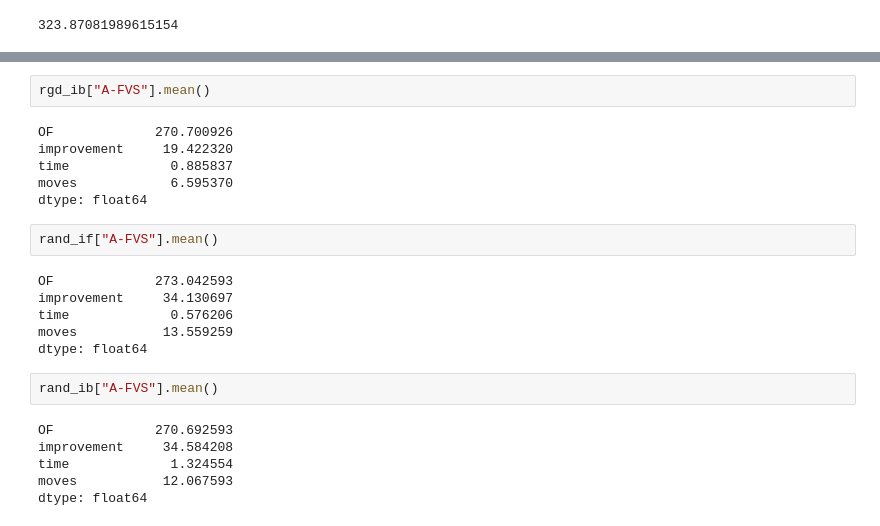
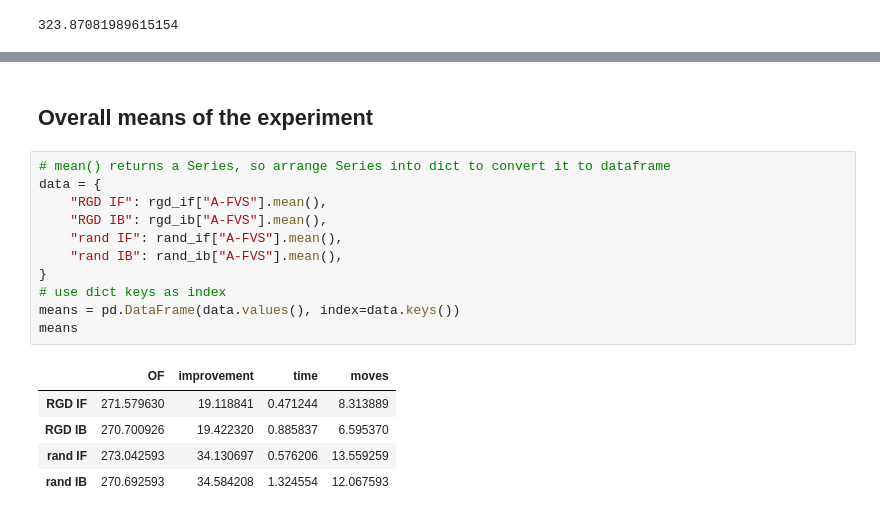
Before and after one commit to netotz/alpha-neighbor-p-center-problem, a Jupyter notebook: anpcp/ini_afvs.ipynb, the cells around one changed output, grey strips where cells are left out. Saved outputs shown, nothing was run; the diff lists cells and outputs as text.

```diff
--- a/anpcp/ini_afvs.ipynb
+++ b/anpcp/ini_afvs.ipynb
@@ -368,24 +360,19 @@ dtype: float64
-# %%
-rgd_ib["A-FVS"].mean()
-# %% [output]
-OF             270.700926
-improvement     19.422320
-time             0.885837
-moves            6.595370
-dtype: float64
-# %%
-rand_if["A-FVS"].mean()
-# %% [output]
-OF             273.042593
-improvement     34.130697
-time             0.576206
-moves           13.559259
-dtype: float64
-# %%
-rand_ib["A-FVS"].mean()
-# %% [output]
-OF             270.692593
-improvement     34.584208
-time             1.324554
-moves           12.067593
-dtype: float64
+# %% [markdown]
+## Overall means of the experiment
+# %%
+# mean() returns a Series, so arrange Series into dict to convert it to dataframe
+data = {
+    "RGD IF": rgd_if["A-FVS"].mean(),
+    "RGD IB": rgd_ib["A-FVS"].mean(),
+    "rand IF": rand_if["A-FVS"].mean(),
+    "rand IB": rand_ib["A-FVS"].mean(),
+}
+# use dict keys as index
+means = pd.DataFrame(data.values(), index=data.keys())
+means
+# %% [output]
+|  | OF | improvement | time | moves |
+| RGD IF | 271.579630 | 19.118841 | 0.471244 | 8.313889 |
+| RGD IB | 270.700926 | 19.422320 | 0.885837 | 6.595370 |
+| rand IF | 273.042593 | 34.130697 | 0.576206 | 13.559259 |
+| rand IB | 270.692593 | 34.584208 | 1.324554 | 12.067593 |
```
Also changed, not shown: parts of 2 cells of this notebook, 1 other file.
